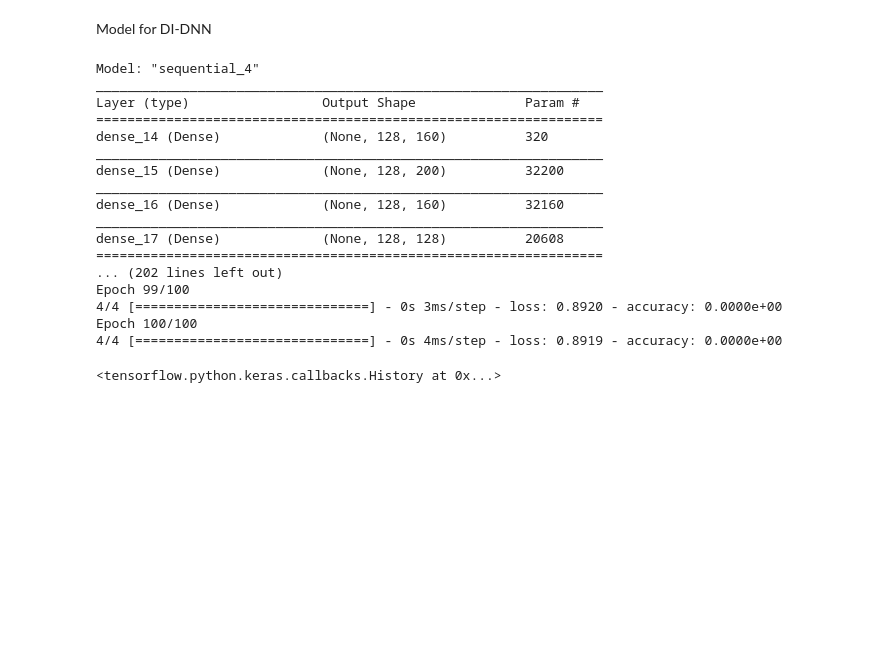
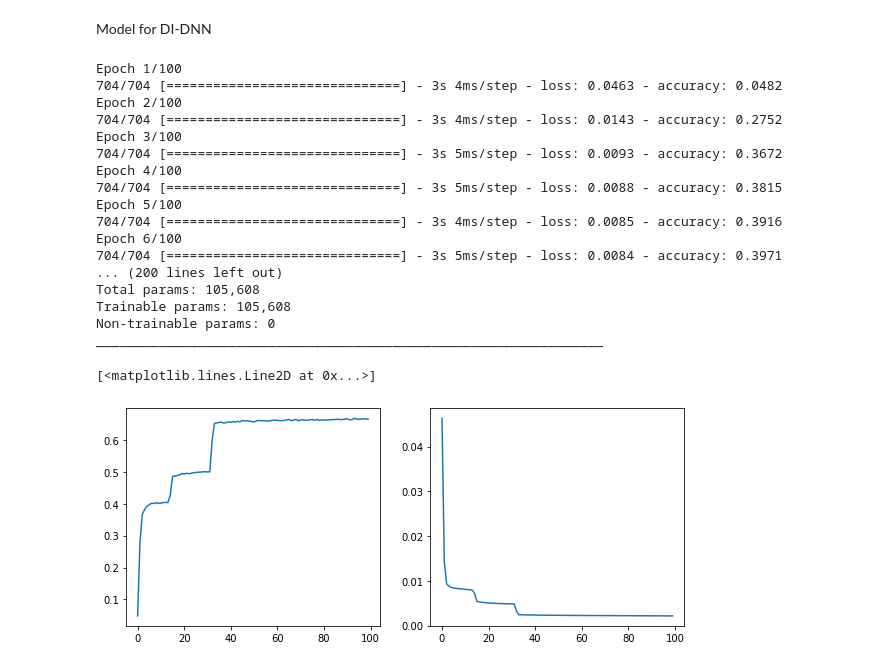
Before and after one commit to nikhilv7/MIMO-gao, a Jupyter notebook: mimogao.ipynb, the cells around one changed output. Saved outputs shown, nothing was run; the diff lists cells and outputs as text; code cells hidden in the pictures; blank space fills up the shorter version.

```diff
--- a/mimogao.ipynb
+++ b/mimogao.ipynb
@@ -79,0 +88,14 @@ print(r_vector.shape)
+# %%
+noise1 = (np.random.normal(0,np.ones([ trainingCount,antennaCount])) +
+      1j * np.random.normal(0, np.ones([ trainingCount,antennaCount]))) / np.sqrt(2)
+y=np.sqrt(power)*train_h+noise1                                                 # System Model
+y_highRes=y[:,:HighResCount]
+quantNoisetrain=qNoiseGen(train_h,powerTrain)
+y_lowRes=alpha*y[:,HighResCount:]+quantNoisetrain
+
+#Training Set for DI-DNN
+train_recieved=np.concatenate((y_highRes,y_lowRes),axis=1)                      #Recieved Values at the output of the RF chain
+train_recieved=train_recieved/np.sqrt(power)                                    #Output of Least Square Estimation
+train_recievedVector = np.concatenate((np.real(train_recieved), np.imag(train_recieved)), axis=1)             #Unrolling real and imag Axis
+
+print(y.shape,y_highRes.shape,train_recieved.shape,train_recievedVector.shape)
@@ -80,31 +140,46 @@ print(r_vector.shape)
 # %% [markdown]
 Model for DI-DNN
 # %%
-model = keras.models.Sequential([
-    keras.layers.Dense(160, activation='relu', input_shape=[128, 1]),
-    keras.layers.Dense(200, activation='relu'),
-    keras.layers.Dense(160, activation='relu'),
-    keras.layers.Dense(128, activation='tanh'),
-])
-model.compile(optimizer=tf.keras.optimizers.Adam(learning_rate=0.001),loss='mse',metrics='accuracy')
+def myModel():
+  model = keras.models.Sequential([
+      keras.layers.Dense(160, activation='relu',input_shape=(128,)),
+      keras.layers.Dense(200, activation='relu'),
+      #keras.layers.Dense(400, activation=tf.nn.relu),
+      keras.layers.Dense(160, activation='relu'),
+      keras.layers.Dense(128, activation='tanh'),
+  ])
+  model.compile(optimizer=keras.optimizers.Adam(learning_rate=0.001),loss='mse',metrics='accuracy')
+  return model
+
+model =myModel()
+#model=keras.models.load_model('/content/drive/My Drive/Research/Models/mimogao')
+#model.load_weights(checkpoint_path)
+log=model.fit(train_recievedVector,train_hvector/3,epochs=100,verbose=1,batch_size=128)
 model.summary()
-model.fit(r_vector,h_vector,epochs=100,verbose=1)
 # %% [output]
-Model: "sequential_4"
+Epoch 1/100
+704/704 [==============================] - 3s 4ms/step - loss: 0.0463 - accuracy: 0.0482
+Epoch 2/100
+704/704 [==============================] - 3s 4ms/step - loss: 0.0143 - accuracy: 0.2752
+Epoch 3/100
+704/704 [==============================] - 3s 5ms/step - loss: 0.0093 - accuracy: 0.3672
+Epoch 4/100
+704/704 [==============================] - 3s 5ms/step - loss: 0.0088 - accuracy: 0.3815
+Epoch 5/100
+704/704 [==============================] - 3s 4ms/step - loss: 0.0085 - accuracy: 0.3916
+Epoch 6/100
+704/704 [==============================] - 3s 5ms/step - loss: 0.0084 - accuracy: 0.3971
+... (200 lines left out)
+Total params: 105,608
+Trainable params: 105,608
+Non-trainable params: 0
 _________________________________________________________________
-Layer (type)                 Output Shape              Param #
-=================================================================
-dense_14 (Dense)             (None, 128, 160)          320
-_________________________________________________________________
-dense_15 (Dense)             (None, 128, 200)          32200
-_________________________________________________________________
-dense_16 (Dense)             (None, 128, 160)          32160
-_________________________________________________________________
-dense_17 (Dense)             (None, 128, 128)          20608
-=================================================================
-... (202 lines left out)
-Epoch 99/100
-4/4 [==============================] - 0s 3ms/step - loss: 0.8920 - accuracy: 0.0000e+00
-Epoch 100/100
-4/4 [==============================] - 0s 4ms/step - loss: 0.8919 - accuracy: 0.0000e+00
-<tensorflow.python.keras.callbacks.History at 0x...>
+# %%
+import matplotlib.pyplot as plt
+
+fig,axes= plt.subplots(1,2,figsize=(10,4))
+axes[0].plot(log.history['accuracy'])
+axes[1].plot(log.history['loss'])
+# %% [output]
+[<matplotlib.lines.Line2D at 0x...>]
+[figure, added]
```
Also changed, not shown: parts of 26 cells of this notebook.
